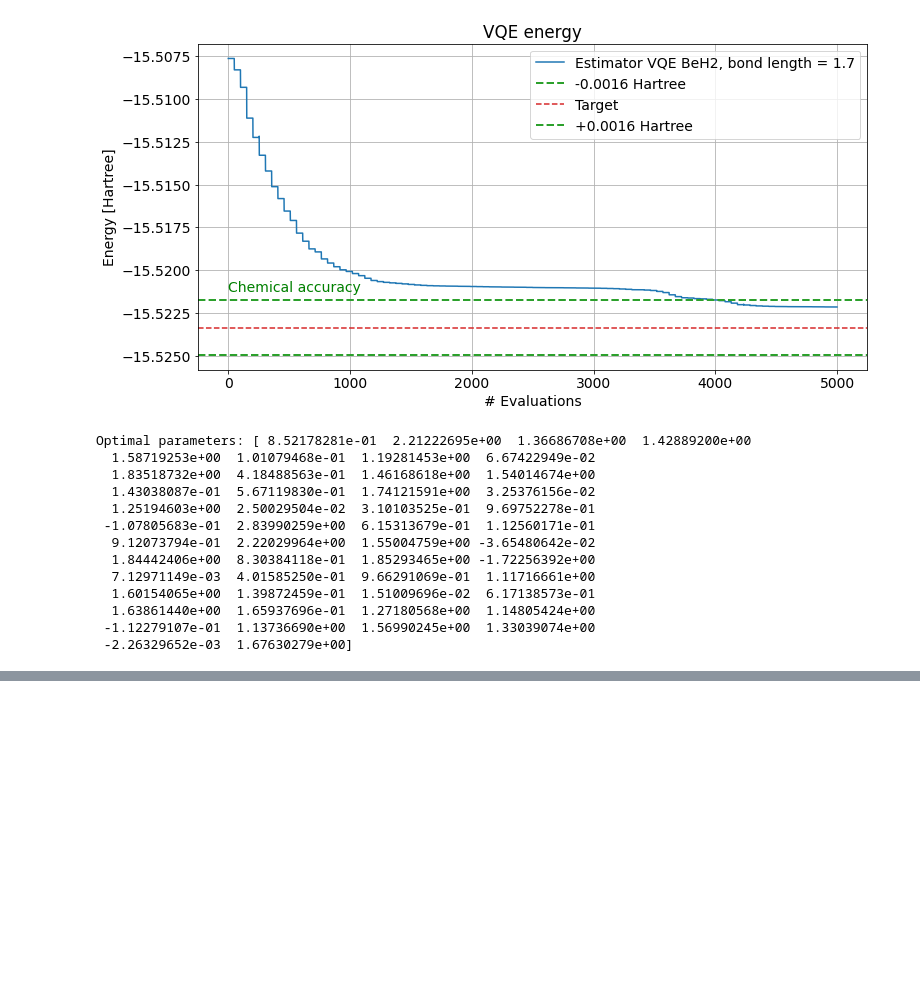
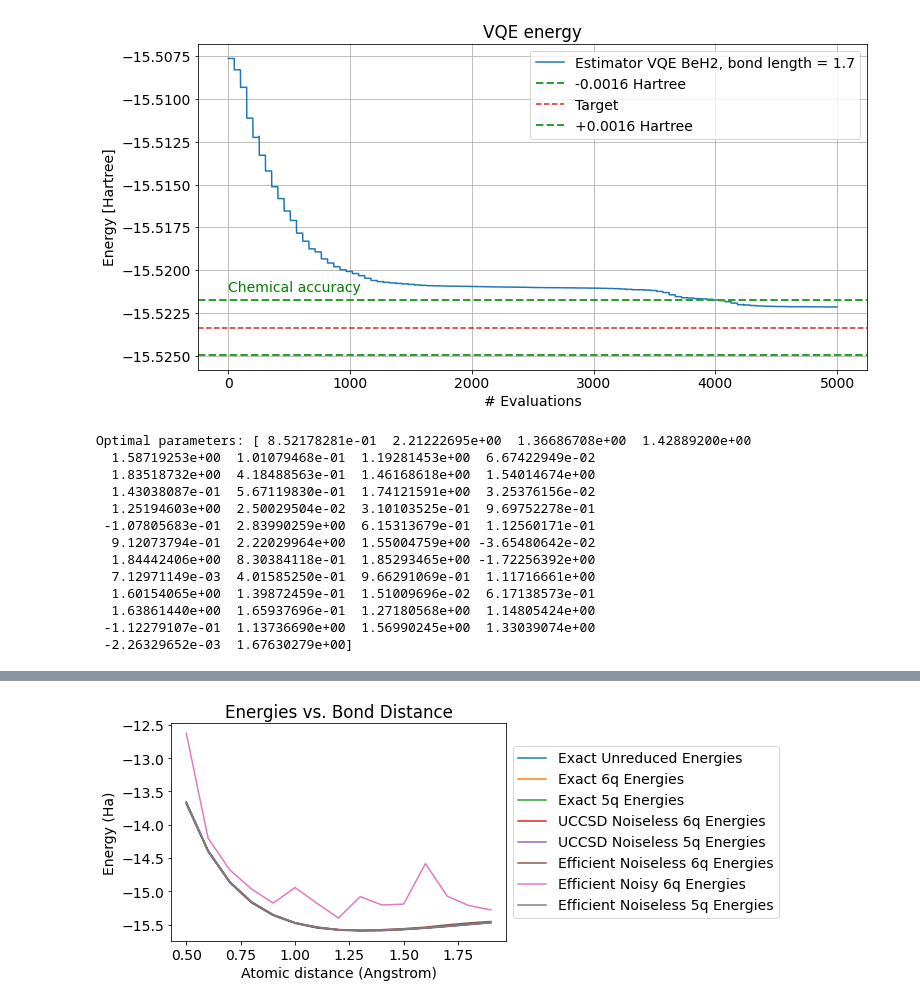
Before and after one commit to bart-q/QHack2023, a Jupyter notebook: QHack2023_submission.ipynb, the cells around one changed output, grey strips where cells are left out. Cells and saved outputs as stored; diff of their text form; code cells hidden in the pictures; blank space fills up the shorter version.

Commit message:
Final Notebooko submission

```diff
--- a/QHack2023_submission.ipynb
+++ b/QHack2023_submission.ipynb
@@ -259,11 +226,11 @@ We need to compare the calculated values with reference value (exact ground stat
 # %%
 # Get reference solution by simulating on statevector simulated quantum instance and ansatz
-def simulated_results(maxiter=50):
+def simulated_results(problem, converter, maxiter=50):
   vqe_factory = VQEUCCFactory(quantum_instance=Aer.get_backend("aer_simulator_statevector"),optimizer=SLSQP(maxiter=maxiter),
                               ansatz=UCC(excitations='sd') # UCC"SD" ansatz
                             )
   solver = GroundStateEigensolver(converter, vqe_factory)
-  reference_value = solver.solve(problem_reduced).total_energies[0]
+  reference_value = solver.solve(problem).total_energies[0]
   ansatz=vqe_factory.ansatz
   return reference_value, ansatz
 # %%
@@ -395,6 +360,7 @@ class CustomVQE(MinimumEigensolver):
 from qiskit_aer.primitives import Estimator as AerEstimator
 # %%
 # Define instance of Aer Estimator primitive for faster runs
+custom_ansatz = create_ansatz(5,4)
 estimator = AerEstimator([custom_ansatz], [qubit_op], backend_options={'method':'statevector'}, run_options={'shots':None}, approximation=True)
 
 # Define a simple callback function returning interpreted eigenvalue
@@ -473,0 +516,11 @@ Optimal parameters: [ 8.52178281e-01  2.21222695e+00  1.36686708e+00  1.42889200
+# %%
+exact_unreduced_energies = []
+
+for dist in distances:
+  # Unreduced
+  problem, fermionic_ops, properties = construct_problem(geometry=get_beh2(dist), charge=0, multiplicity=1, basis="sto3g")
+  converter = QubitConverter(BravyiKitaevMapper())
+
+  # Numpy Eigen solver
+  exact_energy = exact_solver(problem, converter)
+  exact_unreduced_energies.append(exact_energy)
@@ -473,0 +548,31 @@ Optimal parameters: [ 8.52178281e-01  2.21222695e+00  1.36686708e+00  1.42889200
+# %%
+# The below is 6 qubit reduction code gathered from a subsidiary notebook
+
+# Gathered using a numpy eigensolver
+expected_6q_energies =  [-13.667554068791729, -14.38996835314873, -14.859673101285729, -15.163419045688865, -15.356139562424268,-15.474632969077444, -15.543153970329687, -15.577767573334576, -15.589308104656634, -15.585200366217322, -15.570603305939859, -15.549166216060785, -15.523534712235074, -15.495681332723635, -15.467116430193009]
+
+# Gathered using full uccsd Noiseless VQE
+uccsd_6q_energies =  [-13.66753445512048, -14.389953580376526, -14.859660896266462, -15.163407363684037, -15.356127550815078, -15.474619801425789, -15.54313824303184, -15.577746792103369, -15.589278525195265, -15.585155604737832, -15.57053315068503, -15.549053937164436, -15.523353144109011, -15.495388531626581, -15.466648510597647]
+
+# Gathered using Efficient Ansatz on Noiseless VQE
+vqe_efficient_6q_energies =  [-13.65854319764062, -14.387391324993866, -14.855235961088788, -15.159189960732476, -15.352090653666558, -15.470920428296576, -15.540141697304968, -15.57326634678856, -15.587732678857577, -15.57586621874502, -15.561029863419758, -15.537890296373748, -15.503817318033486, -15.474741196962494, -15.453107368489462]
+
+# Gathered using efficient ansatz on Noisy FakeLagos Backend with error mitgation
+# For this we used resilience level=2 for ZNE
+vqe_noisy_em_6q_energies =  [-12.625315650340331, -14.198963945037404, -14.677543721953853, -14.965765402143912, -15.17678844347509, -14.942957225209803, -15.178471723288379, -15.400280055689176, -15.079342442778135, -15.206130078567782, -15.191954381302693, -14.58363893746383, -15.073264237276858, -15.214376813746554, -15.278982513577393]
+# %%
+plt.plot(distances, exact_unreduced_energies, label="Exact Unreduced Energies")
+plt.plot(distances, expected_6q_energies, label="Exact 6q Energies")
+plt.plot(distances, exact_reduced_energies, label="Exact 5q Energies")
+plt.plot(distances, uccsd_6q_energies, label="UCCSD Noiseless 6q Energies")
+plt.plot(distances, uccsd_reduced_energies, label="UCCSD Noiseless 5q Energies")
+plt.plot(distances, vqe_efficient_6q_energies, label="Efficient Noiseless 6q Energies")
+plt.plot(distances, vqe_noisy_em_6q_energies, label="Efficient Noisy 6q Energies")
+plt.plot(distances, vqe_energies, label="Efficient Noiseless 5q Energies")
+plt.title("Energies vs. Bond Distance")
+plt.xlabel('Atomic distance (Angstrom)')
+plt.ylabel('Energy (Ha)')
+plt.legend(loc='center left', bbox_to_anchor=(1, 0.5))
+plt.show()
+# %% [output]
+[figure, added]
```
Also changed, not shown: parts of 47 cells of this notebook.
